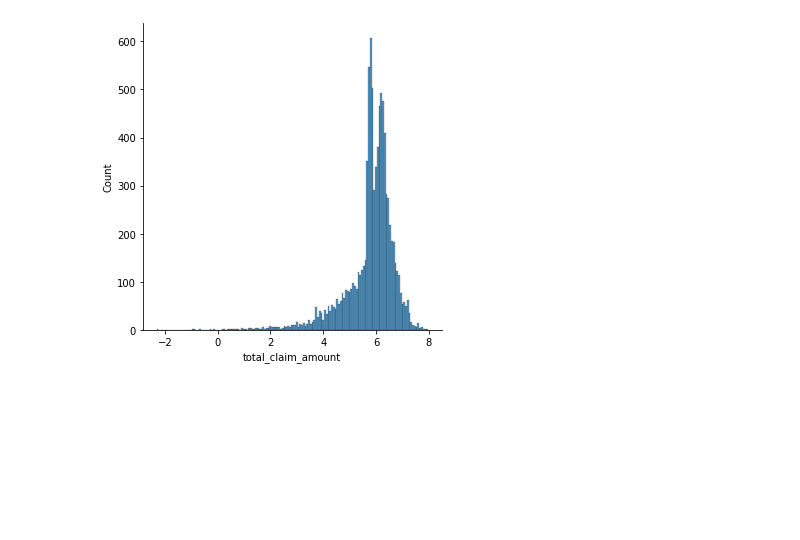
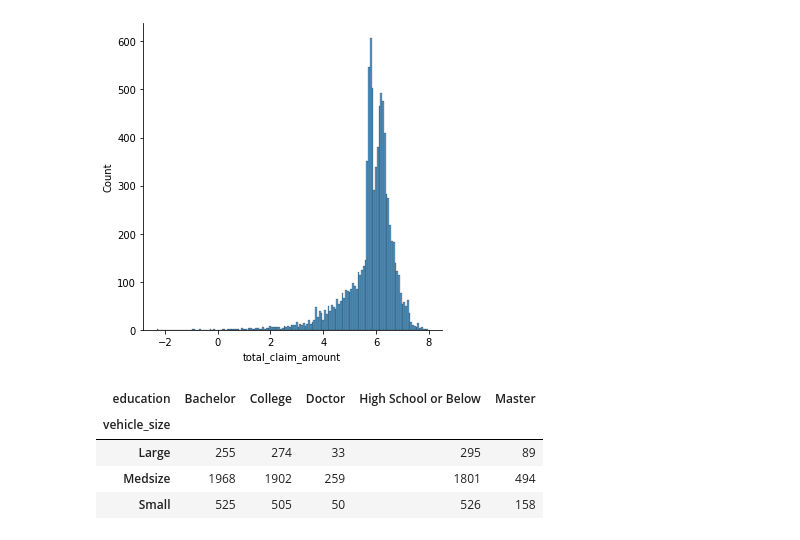
Before and after one commit to joriencaron/lab-random-variable-distributions, a Jupyter notebook: finished-lab_distributions.ipynb, the cells around one changed output. Saved outputs shown, nothing was run; the diff lists cells and outputs as text; code cells hidden in the pictures; blank space fills up the shorter version.

```diff
--- a/finished-lab_distributions.ipynb
+++ b/finished-lab_distributions.ipynb
@@ -98,3 +101,17 @@ displot_cont(continuous_df)
 [figure]
 [figure]
 [figure]
+# %%
+# BONUS
+# Formulate a hypothesis about ‘car insurance clients in the United States’.
+# H0: car insurance clients' vehicle class is NOT dependent on the clients' education
+# H1: car insurance clients' vehicle class is dependent on the clients' education
+
+cross_education_vehicle = pd.crosstab(customer_df['vehicle_size'],customer_df['education'],margins=False)
+cross_education_vehicle
+# %% [output]
+| education | Bachelor | College | Doctor | High School or Below | Master |
+| vehicle_size |  |  |  |  |  |
+| Large | 255 | 274 | 33 | 295 | 89 |
+| Medsize | 1968 | 1902 | 259 | 1801 | 494 |
+| Small | 525 | 505 | 50 | 526 | 158 |
```
Also changed, not shown: parts of 6 cells of this notebook.
